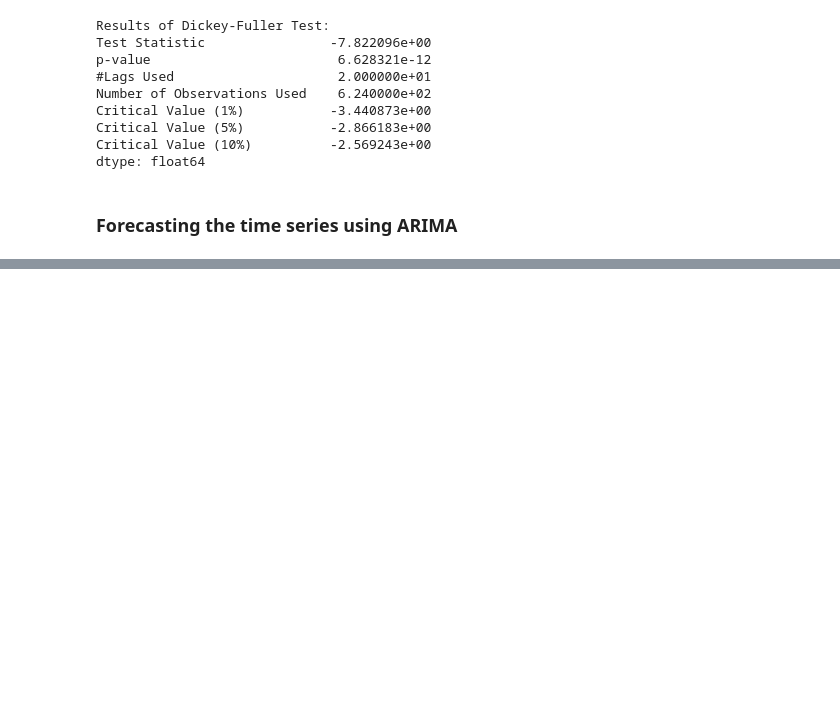
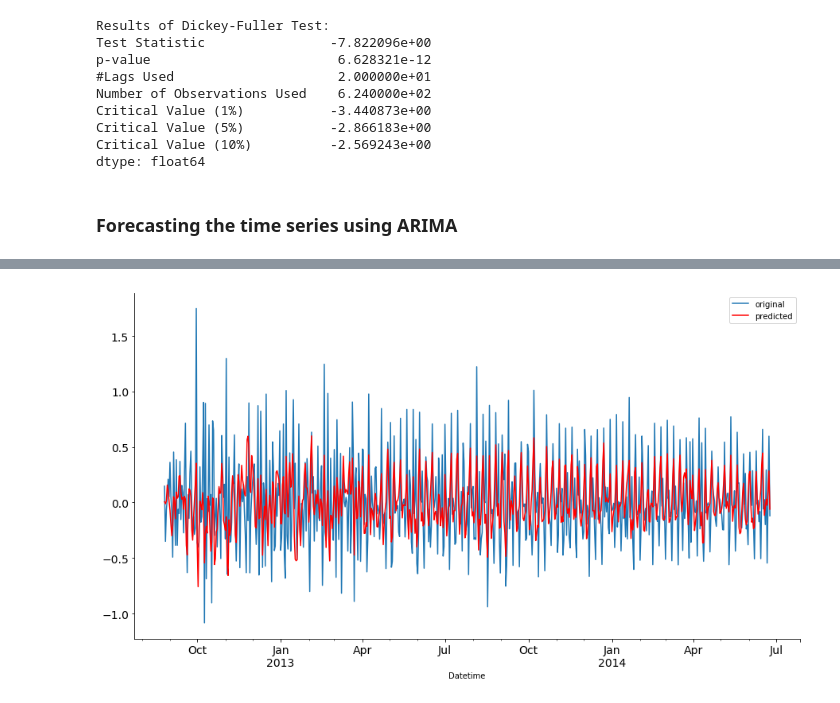
Before and after one commit to ksulima/Time_Series, a Jupyter notebook: notebooks/Time_Series_Analysis.ipynb, the cells around one changed output, grey strips where cells are left out. Saved outputs shown, nothing was run; the diff lists cells and outputs as text; code cells hidden in the pictures; blank space fills up the shorter version.

Commit message:
ARIMA

```diff
--- a/notebooks/Time_Series_Analysis.ipynb
+++ b/notebooks/Time_Series_Analysis.ipynb
@@ -483,0 +493,20 @@ dtype: float64
+# %%
+model = ARIMA(dTrain_log_diff.dropna(), order=(2, 0, 2))
+# %%
+results_ARIMA = model.fit(disp=-1)
+# %%
+fig, ax = plt.subplots(figsize=(15,3))
+
+ax = dTrain_log_diff.dropna().plot(figsize=(15,8),  fontsize=14, label='original')
+ax = results_ARIMA.fittedvalues.plot(figsize=(15,8), fontsize=14, c='red', label='predicted')
+
+ax.set_xlabel('Datetime')
+ax.set_ylabel('')
+ax.spines['right'].set_visible(False)
+ax.spines['top'].set_visible(False)
+
+plt.legend(loc='best')
+
+plt.show()
+# %% [output]
+[figure, added]
```
Also changed, not shown: parts of 21 cells of this notebook.
